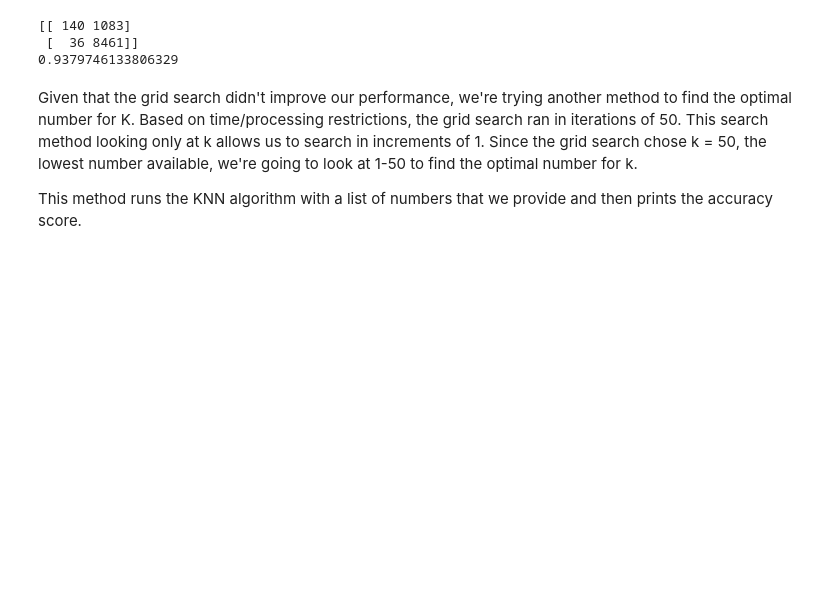
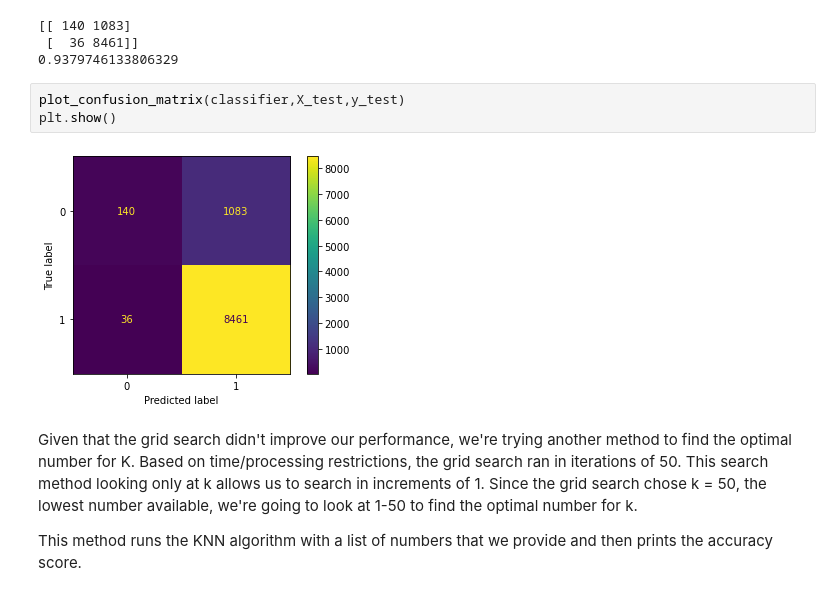
Before and after one commit to emilyatk13/Dev-10-Capstone, a Jupyter notebook: code/PPP_ml_implementation.ipynb, the cells around one changed output. Saved outputs shown, nothing was run; the diff lists cells and outputs as text; blank space fills up the shorter version.

```diff
--- a/code/PPP_ml_implementation.ipynb
+++ b/code/PPP_ml_implementation.ipynb
@@ -400,6 +409,11 @@ print(f1_score(y_test, y_pred))
 [[ 140 1083]
  [  36 8461]]
 0.9379746133806329
+# %%
+plot_confusion_matrix(classifier,X_test,y_test)
+plt.show()
+# %% [output]
+[figure, added]
 # %% [markdown]
 Given that the grid search didn't improve our performance, we're trying another method to find the optimal number for K. Based on time/processing restrictions, the grid search ran in iterations of 50. This search method looking only at k allows us to search in increments of 1. Since the grid search chose k = 50, the lowest number available, we're going to look at 1-50 to find the optimal number for k.
 
```
Also changed, not shown: parts of 7 cells of this notebook.
